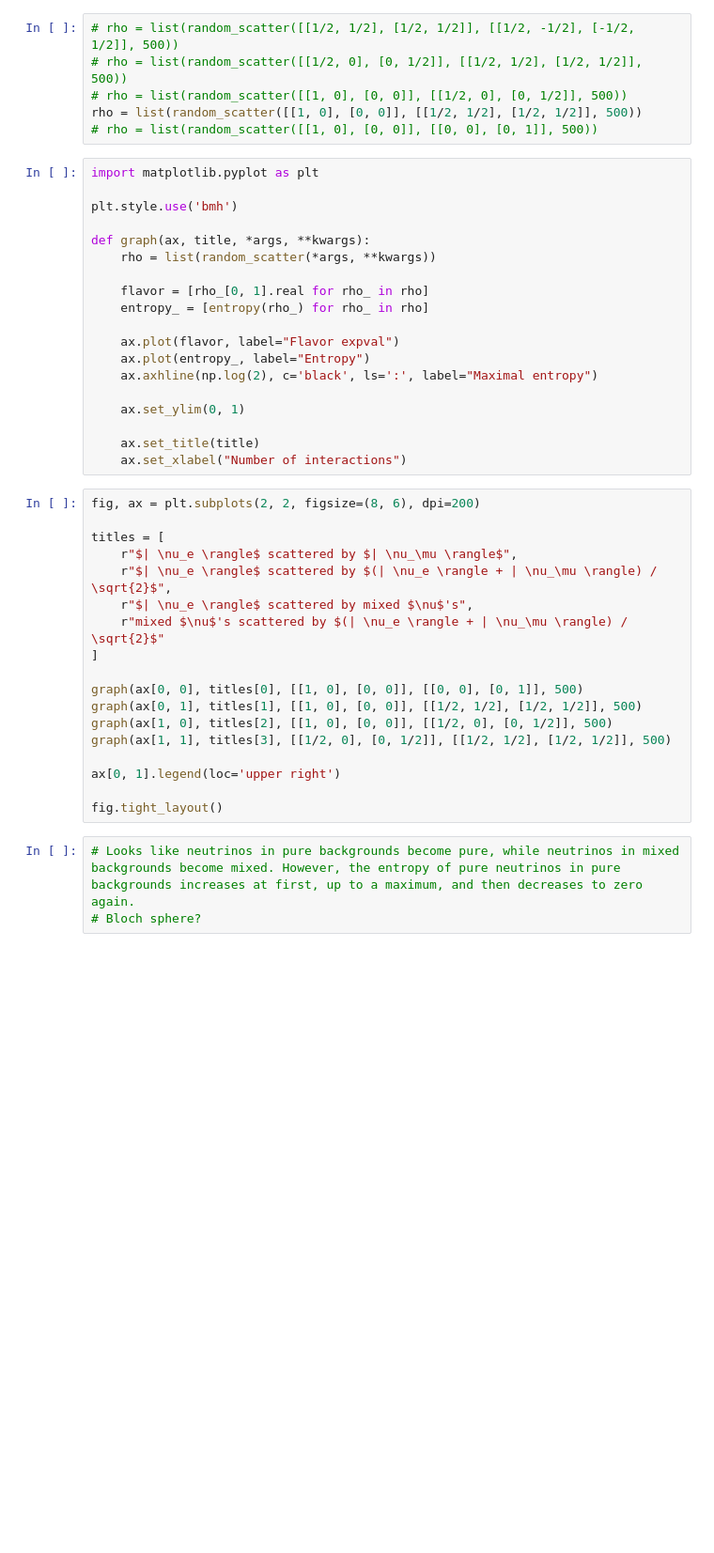
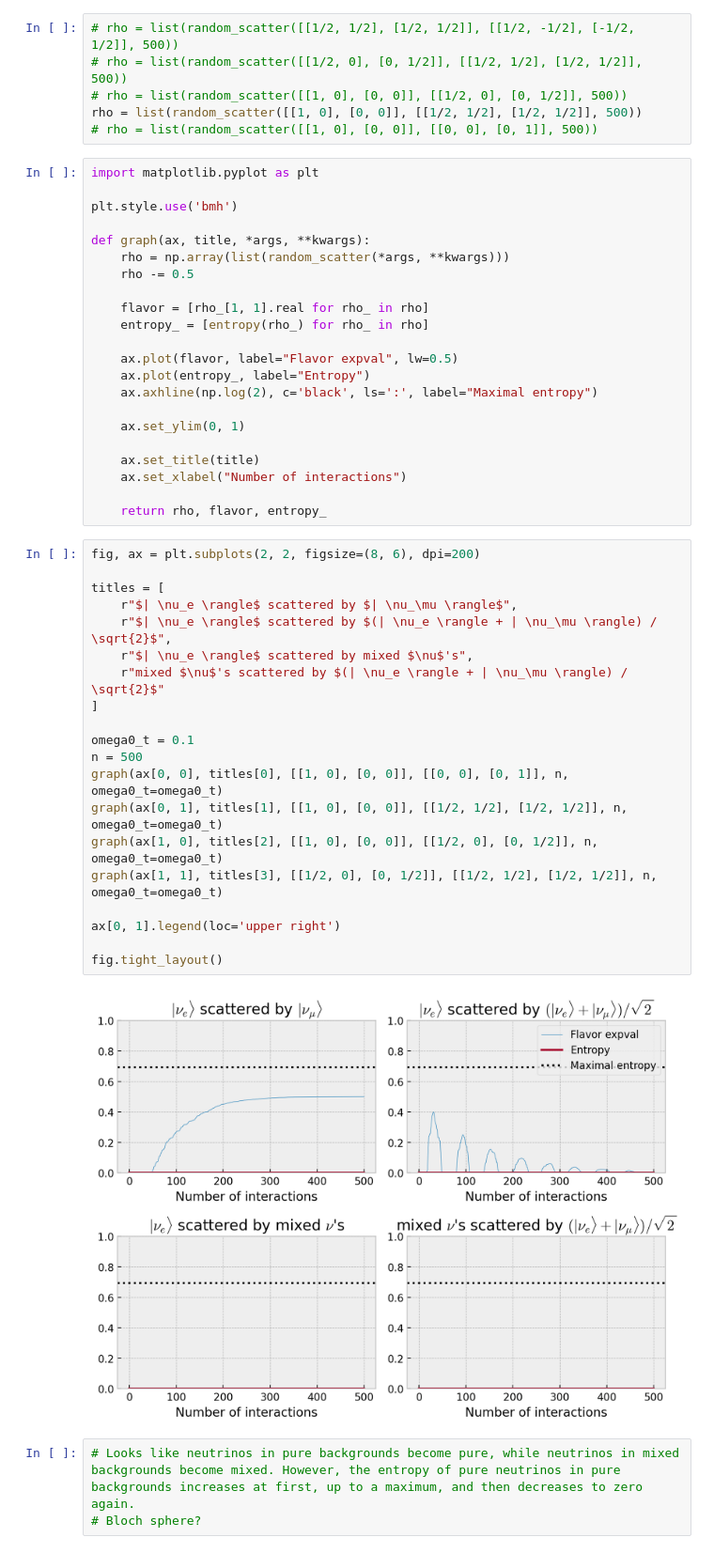
Before and after one commit to schrodingers-turtle/cooking-simulation, a Jupyter notebook: notebooks/approach_2_neutrino_of_interest.ipynb, the cells around one changed output. Shown at 94% size. Cells and saved outputs as stored; diff of their text form; blank space fills up the shorter version.

```diff
--- a/notebooks/approach_2_neutrino_of_interest.ipynb
+++ b/notebooks/approach_2_neutrino_of_interest.ipynb
@@ -82,12 +82,13 @@ import matplotlib.pyplot as plt
 plt.style.use('bmh')
 
 def graph(ax, title, *args, **kwargs):
-    rho = list(random_scatter(*args, **kwargs))
+    rho = np.array(list(random_scatter(*args, **kwargs)))
+    rho -= 0.5
 
-    flavor = [rho_[0, 1].real for rho_ in rho]
+    flavor = [rho_[1, 1].real for rho_ in rho]
     entropy_ = [entropy(rho_) for rho_ in rho]
 
-    ax.plot(flavor, label="Flavor expval")
+    ax.plot(flavor, label="Flavor expval", lw=0.5)
     ax.plot(entropy_, label="Entropy")
     ax.axhline(np.log(2), c='black', ls=':', label="Maximal entropy")
 
@@ -95,24 +96,30 @@ def graph(ax, title, *args, **kwargs):
 
     ax.set_title(title)
     ax.set_xlabel("Number of interactions")
+
+    return rho, flavor, entropy_
 # %%
 fig, ax = plt.subplots(2, 2, figsize=(8, 6), dpi=200)
 
 titles = [
     r"$| \nu_e \rangle$ scattered by $| \nu_\mu \rangle$",
     r"$| \nu_e \rangle$ scattered by $(| \nu_e \rangle + | \nu_\mu \rangle) / \sqrt{2}$",
     r"$| \nu_e \rangle$ scattered by mixed $\nu$'s",
     r"mixed $\nu$'s scattered by $(| \nu_e \rangle + | \nu_\mu \rangle) / \sqrt{2}$"
 ]
 
-graph(ax[0, 0], titles[0], [[1, 0], [0, 0]], [[0, 0], [0, 1]], 500)
-graph(ax[0, 1], titles[1], [[1, 0], [0, 0]], [[1/2, 1/2], [1/2, 1/2]], 500)
-graph(ax[1, 0], titles[2], [[1, 0], [0, 0]], [[1/2, 0], [0, 1/2]], 500)
-graph(ax[1, 1], titles[3], [[1/2, 0], [0, 1/2]], [[1/2, 1/2], [1/2, 1/2]], 500)
+omega0_t = 0.1
+n = 500
+graph(ax[0, 0], titles[0], [[1, 0], [0, 0]], [[0, 0], [0, 1]], n, omega0_t=omega0_t)
+graph(ax[0, 1], titles[1], [[1, 0], [0, 0]], [[1/2, 1/2], [1/2, 1/2]], n, omega0_t=omega0_t)
+graph(ax[1, 0], titles[2], [[1, 0], [0, 0]], [[1/2, 0], [0, 1/2]], n, omega0_t=omega0_t)
+graph(ax[1, 1], titles[3], [[1/2, 0], [0, 1/2]], [[1/2, 1/2], [1/2, 1/2]], n, omega0_t=omega0_t)
 
 ax[0, 1].legend(loc='upper right')
 
 fig.tight_layout()
+# %% [output]
+[figure, added]
 # %%
 # Looks like neutrinos in pure backgrounds become pure, while neutrinos in mixed backgrounds become mixed. However, the entropy of pure neutrinos in pure backgrounds increases at first, up to a maximum, and then decreases to zero again.
 # Bloch sphere?
```
Also changed, not shown: parts of 1 cell of this notebook, 7 other files.
